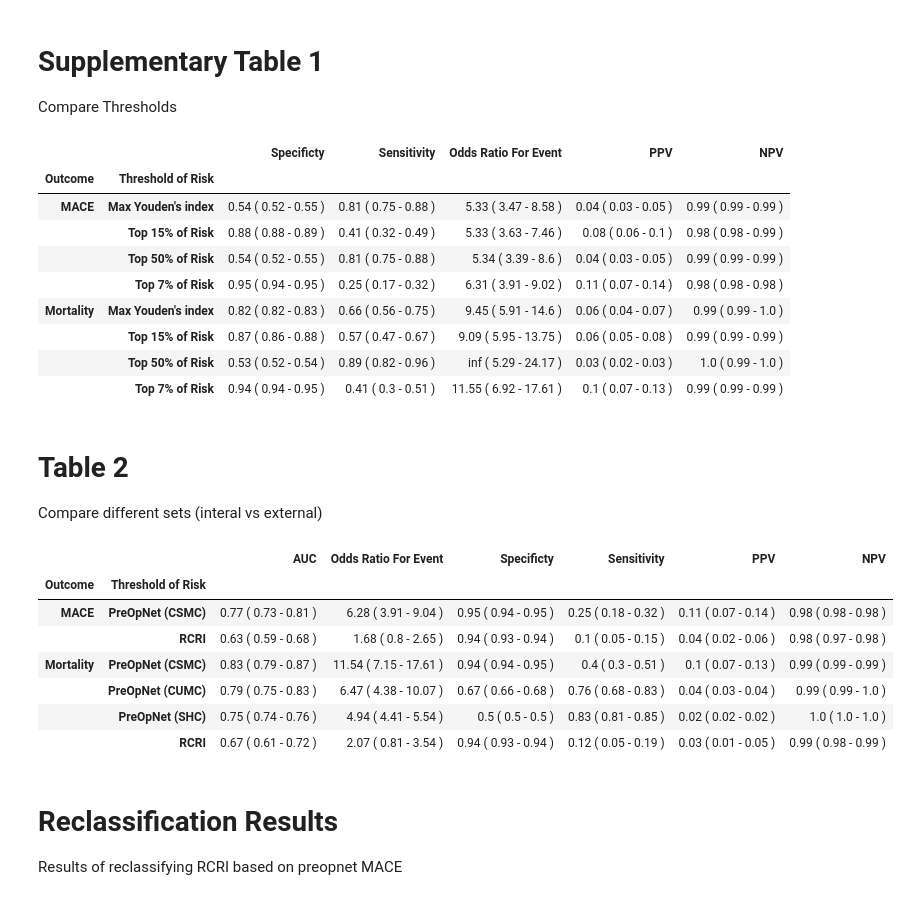
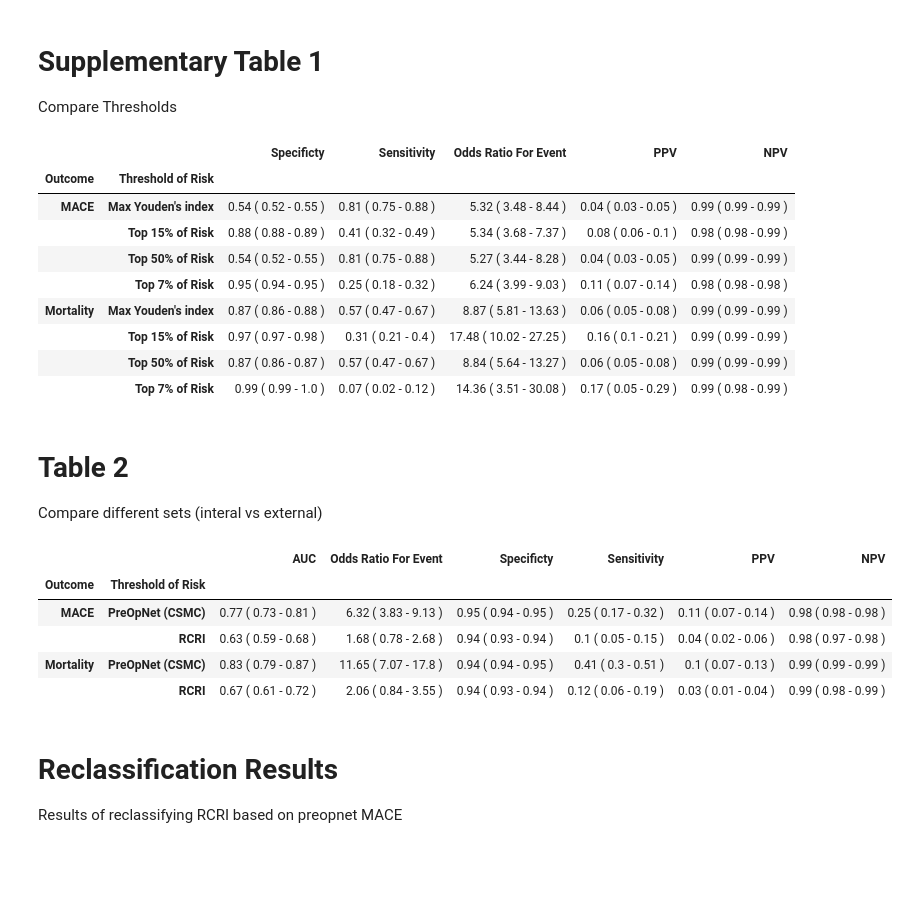
Before and after one commit to ecg-net/PreOpNet, a Jupyter notebook: Model Performance Analysis.ipynb, the cells around one changed output. Saved outputs shown, nothing was run; the diff lists cells and outputs as text; code cells hidden in the pictures; blank space fills up the shorter version.

Commit message:
Model Performance Analysis

```diff
--- a/Model Performance Analysis.ipynb
+++ b/Model Performance Analysis.ipynb
@@ -48,2 +18,11 @@ test = Mort_TEST.merge(MACE_TEST,on='Filename',validate = '1:1').merge(rcri,on='
+# %%
+test = pd.read_csv("Test Set.csv")
+# %%
+threshold_of_risk = { # MACE, Mortality. All numbers derrived from VAL
+    'Top 7% of Risk':[0.8012191462516784,0.5127009725570678],
+    'Top 15% of Risk':[0.6455605030059813,0.3352705240249634],
+    'Top 50% of Risk':[0.327571839094162,0.07675295323133469],
+    "Max Youden's index":[0.32820358872413635,0.2416664808988571]
+}
 # %% [markdown]
 # Specify Thresholds for mortality and mace and RCRI
@@ -54 +29,5 @@ rcri_thresh = 2
+# %%
+pre_opnet_thresh_mort = threshold_of_risk['Top 7% of Risk'][1]
+pre_opnet_thresh_mace = threshold_of_risk['Top 7% of Risk'][0]
+rcri_thresh = 2
 # %%
@@ -118,12 +88,6 @@ Compare Thresholds
 outcome = {
     'Mortality':'Mort',
     'MACE':'MACE'
-}
-threshold_of_risk = {
-    'Top 7% of Risk':93,
-    'Top 15% of Risk':85,
-    'Top 50% of Risk':50,
-    "Max Youden's index":None
 }
 
 outcome_df = []
@@ -138,11 +102,10 @@ for out in outcome.keys():
     for threshold in tqdm(threshold_of_risk.keys()):
 
 
-        x,y = val[outcome[out]],val[outcome[out]+'_pred']
-        if threshold_of_risk[threshold] is None:
-            thresh = point(x,y)
+        if out == 'Mort':
+            thresh = threshold_of_risk[threshold][1]
         else:
-            thresh = np.percentile(y,threshold_of_risk[threshold])
+            thresh = threshold_of_risk[threshold][0]
         x,y = test[outcome[out]],test[outcome[out]+'_pred']
         sens,spec,f1,oddr,PPV,NPV,aucs = bootstrap(x,y,thresh)
 
@@ -162,14 +125,14 @@ suptable1.groupby(['Outcome','Threshold of Risk']).first()
 # %% [output]
 |  |  | Specificty | Sensitivity | Odds Ratio For Event | PPV | NPV |
 | Outcome | Threshold of Risk |  |  |  |  |  |
-| MACE | Max Youden's index | 0.54 ( 0.52 - 0.55 ) | 0.81 ( 0.75 - 0.88 ) | 5.33 ( 3.47 - 8.58 ) | 0.04 ( 0.03 - 0.05 ) | 0.99 ( 0.99 - 0.99 ) |
-|  | Top 15% of Risk | 0.88 ( 0.88 - 0.89 ) | 0.41 ( 0.32 - 0.49 ) | 5.33 ( 3.63 - 7.46 ) | 0.08 ( 0.06 - 0.1 ) | 0.98 ( 0.98 - 0.99 ) |
-|  | Top 50% of Risk | 0.54 ( 0.52 - 0.55 ) | 0.81 ( 0.75 - 0.88 ) | 5.34 ( 3.39 - 8.6 ) | 0.04 ( 0.03 - 0.05 ) | 0.99 ( 0.99 - 0.99 ) |
-|  | Top 7% of Risk | 0.95 ( 0.94 - 0.95 ) | 0.25 ( 0.17 - 0.32 ) | 6.31 ( 3.91 - 9.02 ) | 0.11 ( 0.07 - 0.14 ) | 0.98 ( 0.98 - 0.98 ) |
-| Mortality | Max Youden's index | 0.82 ( 0.82 - 0.83 ) | 0.66 ( 0.56 - 0.75 ) | 9.45 ( 5.91 - 14.6 ) | 0.06 ( 0.04 - 0.07 ) | 0.99 ( 0.99 - 1.0 ) |
-|  | Top 15% of Risk | 0.87 ( 0.86 - 0.88 ) | 0.57 ( 0.47 - 0.67 ) | 9.09 ( 5.95 - 13.75 ) | 0.06 ( 0.05 - 0.08 ) | 0.99 ( 0.99 - 0.99 ) |
-|  | Top 50% of Risk | 0.53 ( 0.52 - 0.54 ) | 0.89 ( 0.82 - 0.96 ) | inf ( 5.29 - 24.17 ) | 0.03 ( 0.02 - 0.03 ) | 1.0 ( 0.99 - 1.0 ) |
-|  | Top 7% of Risk | 0.94 ( 0.94 - 0.95 ) | 0.41 ( 0.3 - 0.51 ) | 11.55 ( 6.92 - 17.61 ) | 0.1 ( 0.07 - 0.13 ) | 0.99 ( 0.99 - 0.99 ) |
+| MACE | Max Youden's index | 0.54 ( 0.52 - 0.55 ) | 0.81 ( 0.75 - 0.88 ) | 5.32 ( 3.48 - 8.44 ) | 0.04 ( 0.03 - 0.05 ) | 0.99 ( 0.99 - 0.99 ) |
+|  | Top 15% of Risk | 0.88 ( 0.88 - 0.89 ) | 0.41 ( 0.32 - 0.49 ) | 5.34 ( 3.68 - 7.37 ) | 0.08 ( 0.06 - 0.1 ) | 0.98 ( 0.98 - 0.99 ) |
+|  | Top 50% of Risk | 0.54 ( 0.52 - 0.55 ) | 0.81 ( 0.75 - 0.88 ) | 5.27 ( 3.44 - 8.28 ) | 0.04 ( 0.03 - 0.05 ) | 0.99 ( 0.99 - 0.99 ) |
+|  | Top 7% of Risk | 0.95 ( 0.94 - 0.95 ) | 0.25 ( 0.18 - 0.32 ) | 6.24 ( 3.99 - 9.03 ) | 0.11 ( 0.07 - 0.14 ) | 0.98 ( 0.98 - 0.98 ) |
+| Mortality | Max Youden's index | 0.87 ( 0.86 - 0.88 ) | 0.57 ( 0.47 - 0.67 ) | 8.87 ( 5.81 - 13.63 ) | 0.06 ( 0.05 - 0.08 ) | 0.99 ( 0.99 - 0.99 ) |
+|  | Top 15% of Risk | 0.97 ( 0.97 - 0.98 ) | 0.31 ( 0.21 - 0.4 ) | 17.48 ( 10.02 - 27.25 ) | 0.16 ( 0.1 - 0.21 ) | 0.99 ( 0.99 - 0.99 ) |
+|  | Top 50% of Risk | 0.87 ( 0.86 - 0.87 ) | 0.57 ( 0.47 - 0.67 ) | 8.84 ( 5.64 - 13.27 ) | 0.06 ( 0.05 - 0.08 ) | 0.99 ( 0.99 - 0.99 ) |
+|  | Top 7% of Risk | 0.99 ( 0.99 - 1.0 ) | 0.07 ( 0.02 - 0.12 ) | 14.36 ( 3.51 - 30.08 ) | 0.17 ( 0.05 - 0.29 ) | 0.99 ( 0.98 - 0.99 ) |
 # %% [markdown]
 # Table 2
 
@@ -177,8 +140,6 @@ Compare different sets (interal vs external)
 # %%
 model_outcome = [
     'Mortality | PreOpNet (CSMC)',
-    'Mortality | PreOpNet (CUMC)',
-    'Mortality | PreOpNet (SHC)',
     'Mortality | RCRI',
     'MACE | PreOpNet (CSMC)',
     'MACE | RCRI'
@@ -199,51 +160,45 @@ for mod_out in tqdm(model_outcome):
     if 'RCRI' in model:
         thresh = rcri_thresh
         if 'Mortality' in out:
-            x,y = 1*rcri['Mortality'],rcri['RCRI_Score']
+            x,y = 1*test['Mort'],test['RCRI_Score']
         if 'MACE' in out:
-            x,y = rcri['RCRI_outcome'],rcri['RCRI_Score']
+            x,y = test['MACE'],test['RCRI_Score']
     else:
         if 'Mortality' in out:
             thresh = pre_opnet_thresh_mort
             if 'CSMC' in model:
                 x,y = test['Mort'],test['Mort_pred']
 
-            elif 'CUMC' in model:
-                x,y = columbia['labels'],columbia['Prediction']
-            elif 'SHC' in model:
-                x,y = SHC['labels'],SHC['Prediction']
         if 'MACE' in out:
             thresh = pre_opnet_thresh_mace
             if 'CSMC' in model:
                 x,y = test['MACE'],1*test['MACE_pred']
 
 
     sens,spec,f1,oddr,PPV,NPV,aucs = bootstrap(x,y,thresh)
 
 
     outcome_df.append(out)
     model_df.append(model)
     auc_df.append(textify(aucs))
     Specificity_df.append(textify(spec))
     Sens_df.append(textify(sens))
     oddr_df.append(textify(oddr))
     ppv_df.append(textify(PPV))
     npv_df.append(textify(NPV))
 table2 = pd.DataFrame({"Outcome":outcome_df,"Threshold of Risk":model_df,'AUC':auc_df,
                        'Odds Ratio For Event':oddr_df,
                       'Specificty':Specificity_df,'Sensitivity':Sens_df,
                       'PPV':ppv_df,'NPV':npv_df}
                      )
 table2.groupby(['Outcome','Threshold of Risk']).first()
 # %% [output]
 |  |  | AUC | Odds Ratio For Event | Specificty | Sensitivity | PPV | NPV |
 | Outcome | Threshold of Risk |  |  |  |  |  |  |
-| MACE | PreOpNet (CSMC) | 0.77 ( 0.73 - 0.81 ) | 6.28 ( 3.91 - 9.04 ) | 0.95 ( 0.94 - 0.95 ) | 0.25 ( 0.18 - 0.32 ) | 0.11 ( 0.07 - 0.14 ) | 0.98 ( 0.98 - 0.98 ) |
-|  | RCRI | 0.63 ( 0.59 - 0.68 ) | 1.68 ( 0.8 - 2.65 ) | 0.94 ( 0.93 - 0.94 ) | 0.1 ( 0.05 - 0.15 ) | 0.04 ( 0.02 - 0.06 ) | 0.98 ( 0.97 - 0.98 ) |
-| Mortality | PreOpNet (CSMC) | 0.83 ( 0.79 - 0.87 ) | 11.54 ( 7.15 - 17.61 ) | 0.94 ( 0.94 - 0.95 ) | 0.4 ( 0.3 - 0.51 ) | 0.1 ( 0.07 - 0.13 ) | 0.99 ( 0.99 - 0.99 ) |
-|  | PreOpNet (CUMC) | 0.79 ( 0.75 - 0.83 ) | 6.47 ( 4.38 - 10.07 ) | 0.67 ( 0.66 - 0.68 ) | 0.76 ( 0.68 - 0.83 ) | 0.04 ( 0.03 - 0.04 ) | 0.99 ( 0.99 - 1.0 ) |
-|  | PreOpNet (SHC) | 0.75 ( 0.74 - 0.76 ) | 4.94 ( 4.41 - 5.54 ) | 0.5 ( 0.5 - 0.5 ) | 0.83 ( 0.81 - 0.85 ) | 0.02 ( 0.02 - 0.02 ) | 1.0 ( 1.0 - 1.0 ) |
-|  | RCRI | 0.67 ( 0.61 - 0.72 ) | 2.07 ( 0.81 - 3.54 ) | 0.94 ( 0.93 - 0.94 ) | 0.12 ( 0.05 - 0.19 ) | 0.03 ( 0.01 - 0.05 ) | 0.99 ( 0.98 - 0.99 ) |
+| MACE | PreOpNet (CSMC) | 0.77 ( 0.73 - 0.81 ) | 6.32 ( 3.83 - 9.13 ) | 0.95 ( 0.94 - 0.95 ) | 0.25 ( 0.17 - 0.32 ) | 0.11 ( 0.07 - 0.14 ) | 0.98 ( 0.98 - 0.98 ) |
+|  | RCRI | 0.63 ( 0.59 - 0.68 ) | 1.68 ( 0.78 - 2.68 ) | 0.94 ( 0.93 - 0.94 ) | 0.1 ( 0.05 - 0.15 ) | 0.04 ( 0.02 - 0.06 ) | 0.98 ( 0.97 - 0.98 ) |
+| Mortality | PreOpNet (CSMC) | 0.83 ( 0.79 - 0.87 ) | 11.65 ( 7.07 - 17.8 ) | 0.94 ( 0.94 - 0.95 ) | 0.41 ( 0.3 - 0.51 ) | 0.1 ( 0.07 - 0.13 ) | 0.99 ( 0.99 - 0.99 ) |
+|  | RCRI | 0.67 ( 0.61 - 0.72 ) | 2.06 ( 0.84 - 3.55 ) | 0.94 ( 0.93 - 0.94 ) | 0.12 ( 0.06 - 0.19 ) | 0.03 ( 0.01 - 0.04 ) | 0.99 ( 0.98 - 0.99 ) |
 # %% [markdown]
 # Reclassification Results
 
```
Also changed, not shown: parts of 8 cells of this notebook.
